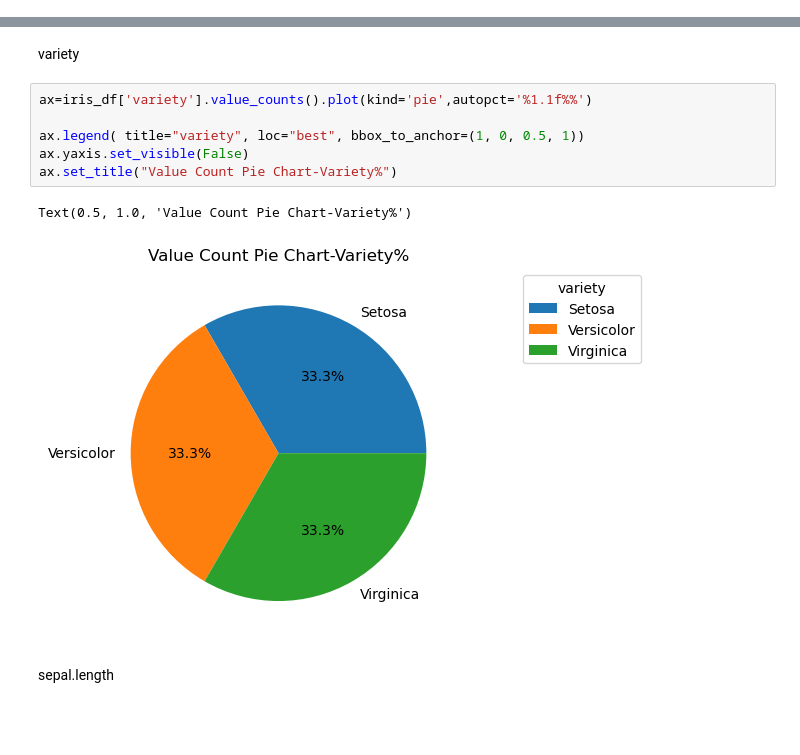
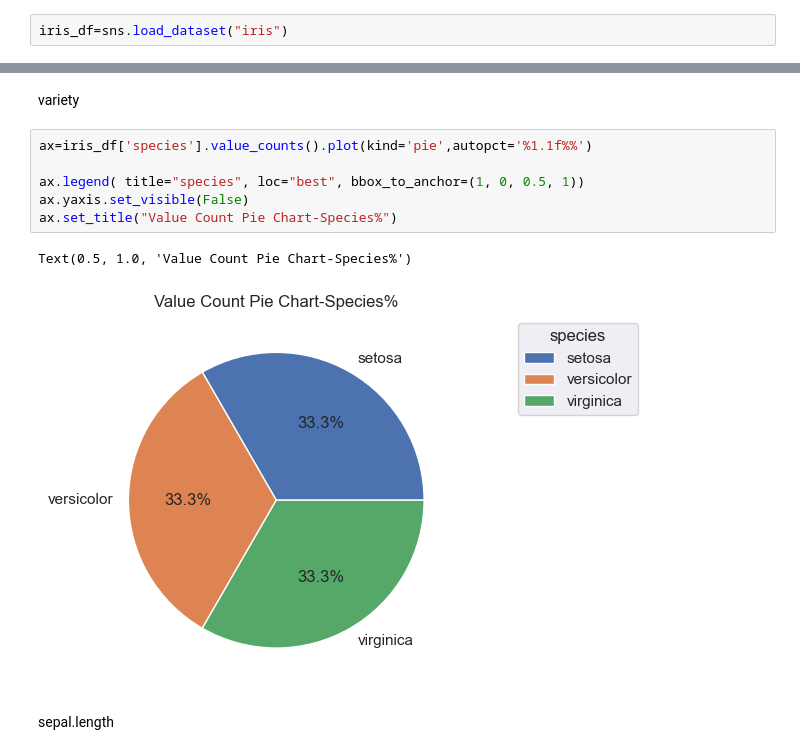
Before and after one commit to OlgaKnut/fundamentals-of-data-analysis-project, a Jupyter notebook: project.ipynb, the cells around one changed output, grey strips where cells are left out. Drawn from its saved outputs; the diff is of its cells as text; blank space fills up the shorter version.

Commit message:
PLots

```diff
--- a/project.ipynb
+++ b/project.ipynb
@@ -13 +13,3 @@ iris_df=pd.read_csv("https://gist.githubusercontent.com/netj/8836201/raw/6f9306a
+# %%
+iris_df=sns.load_dataset("iris")
 # %%
@@ -74,13 +141,13 @@ each variable
 
 variety
 # %%
-ax=iris_df['variety'].value_counts().plot(kind='pie',autopct='%1.1f%%')
+ax=iris_df['species'].value_counts().plot(kind='pie',autopct='%1.1f%%')
 
-ax.legend( title="variety", loc="best", bbox_to_anchor=(1, 0, 0.5, 1))
+ax.legend( title="species", loc="best", bbox_to_anchor=(1, 0, 0.5, 1))
 ax.yaxis.set_visible(False)
-ax.set_title("Value Count Pie Chart-Variety%")
+ax.set_title("Value Count Pie Chart-Species%")
 # %% [output]
-Text(0.5, 1.0, 'Value Count Pie Chart-Variety%')
+Text(0.5, 1.0, 'Value Count Pie Chart-Species%')
-[figure, old version]
+[figure, new version]
 # %% [markdown]
 sepal.length
```
Also changed, not shown: parts of 23 cells of this notebook.
